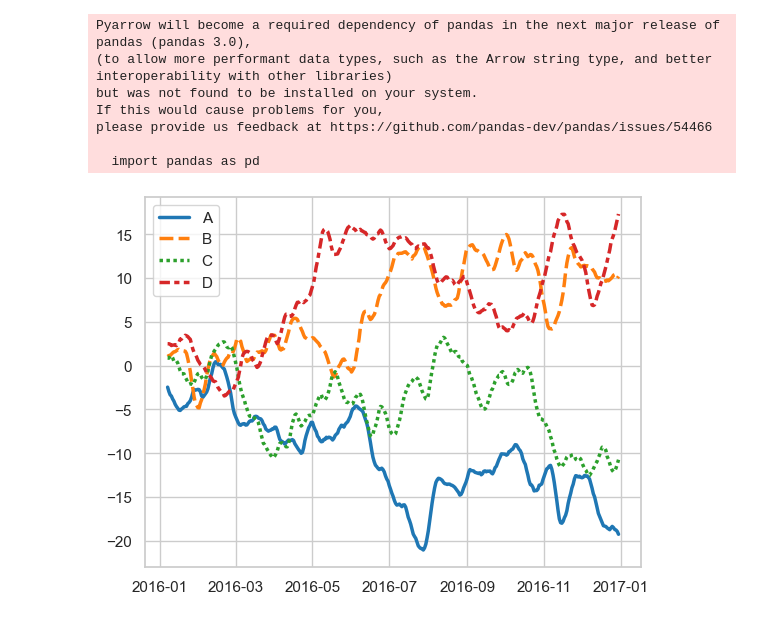
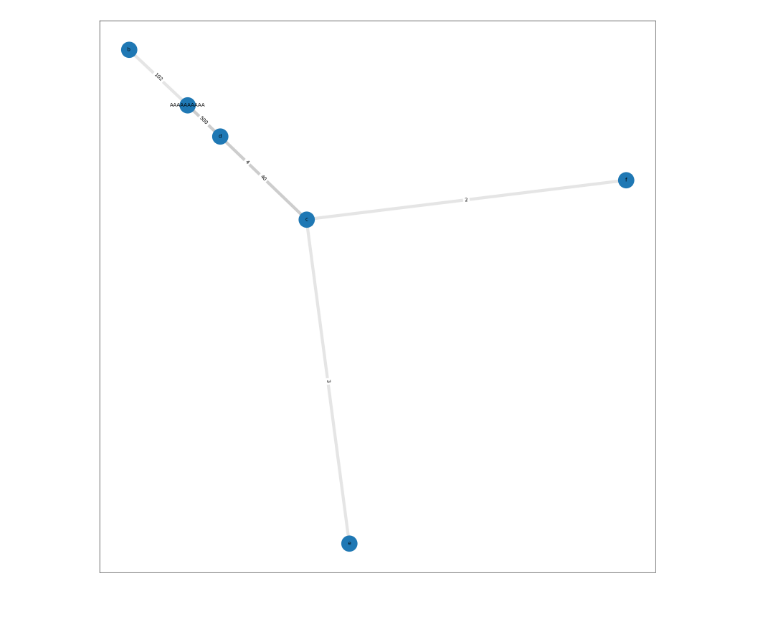
Before and after one commit to TeaDove/fun-telegram, a Jupyter notebook: ds/main.ipynb, the cells around one changed output. Saved outputs shown, nothing was run; the diff lists cells and outputs as text; code cells hidden in the pictures.

```diff
--- a/ds/main.ipynb
+++ b/ds/main.ipynb
@@ -1,28 +1,44 @@
-# %%
-import numpy as np
-import pandas as pd
-import seaborn as sns
-import matplotlib.pyplot as plt
-
-sns.set_theme(style="whitegrid")
-
-rs = np.random.RandomState(365)
-values = rs.randn(365, 4).cumsum(axis=0)
-
-dates = pd.date_range("1 1 2016", periods=365, freq="D")
-data = pd.DataFrame(values, dates, columns=["A", "B", "C", "D"])
-data = data.rolling(7).mean()
-
-ax = sns.lineplot(data=data, palette="tab10", linewidth=2.5)
-
-# save the plot as PNG file
-plt.savefig("seaborn_plot.png")
-# %% [output]
-Pyarrow will become a required dependency of pandas in the next major release of pandas (pandas 3.0),
-(to allow more performant data types, such as the Arrow string type, and better interoperability with other libraries)
-but was not found to be installed on your system.
-If this would cause problems for you,
-please provide us feedback at https://github.com/pandas-dev/pandas/issues/54466
-
-  import pandas as pd
-[figure, removed]
+# %%
+import matplotlib.pyplot as plt
+import networkx as nx
+
+fig = plt.figure(figsize=(20, 20))
+ax = fig.gca()
+
+G = nx.Graph()
+
+G.add_edge("AAAAAAAAAA", "b", weight=102)
+G.add_edge("AAAAAAAAAA", "c", weight=2)
+G.add_edge("c", "AAAAAAAAAA", weight=4)
+G.add_edge("c", "d", weight=40)
+G.add_edge("c", "e", weight=3)
+G.add_edge("c", "f", weight=2)
+G.add_edge("AAAAAAAAAA", "d", weight=500)
+
+elarge = [(u, v) for (u, v, d) in G.edges(data=True) if d["weight"] > 0.5]
+esmall = [(u, v) for (u, v, d) in G.edges(data=True) if d["weight"] <= 0.5]
+
+pos = nx.spring_layout(G)  # positions for all nodes - seed for reproducibility
+
+# nodes
+nx.draw_networkx_nodes(G, pos, node_size=1000, ax=ax)
+
+# edges
+nx.draw_networkx_edges(G, pos, edgelist=elarge, width=6, alpha=0.1, ax=ax)
+nx.draw_networkx_edges(
+    G, pos, edgelist=esmall, width=3, alpha=0.5, edge_color="b", style="dashed", ax=ax
+)
+
+# node labels
+nx.draw_networkx_labels(G, pos, font_size=10, font_family="sans-serif", ax=ax)
+# edge weight labels
+edge_labels = nx.get_edge_attributes(G, "weight")
+nx.draw_networkx_edge_labels(G, pos, edge_labels, ax=ax)
+
+
+ax.margins(0.008)
+# plt.axis("off")
+# plt.tight_layout()
+# plt.show()
+# %% [output]
+[figure, added]
```
Also changed, not shown: 14 other files.
